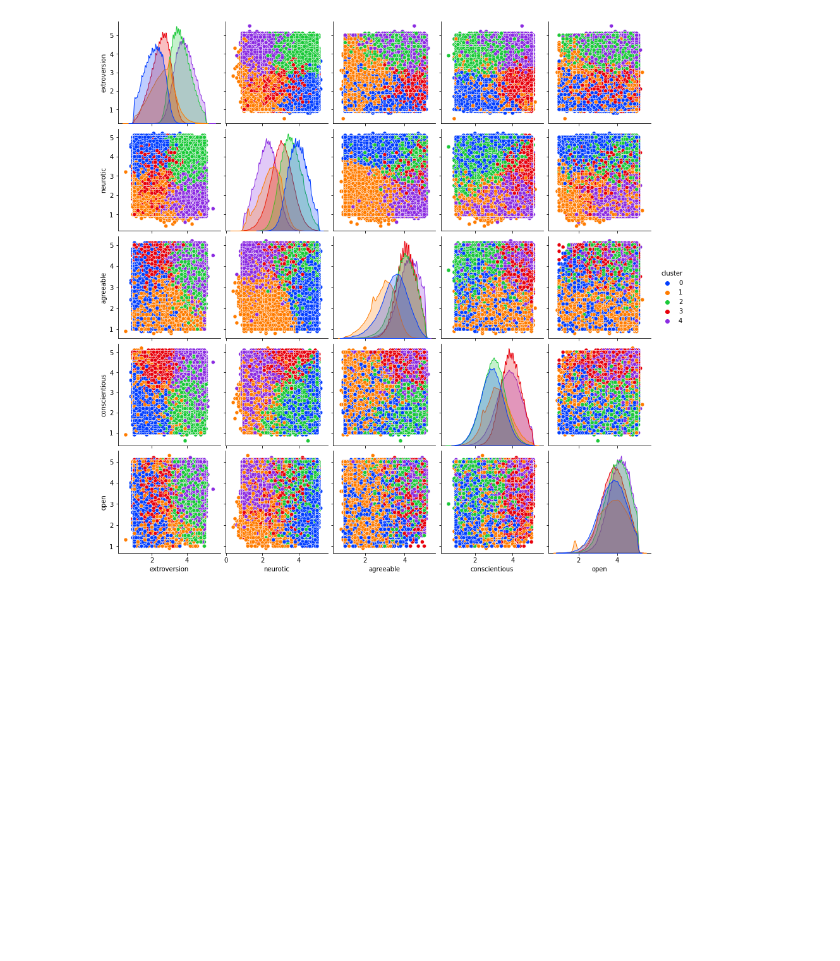
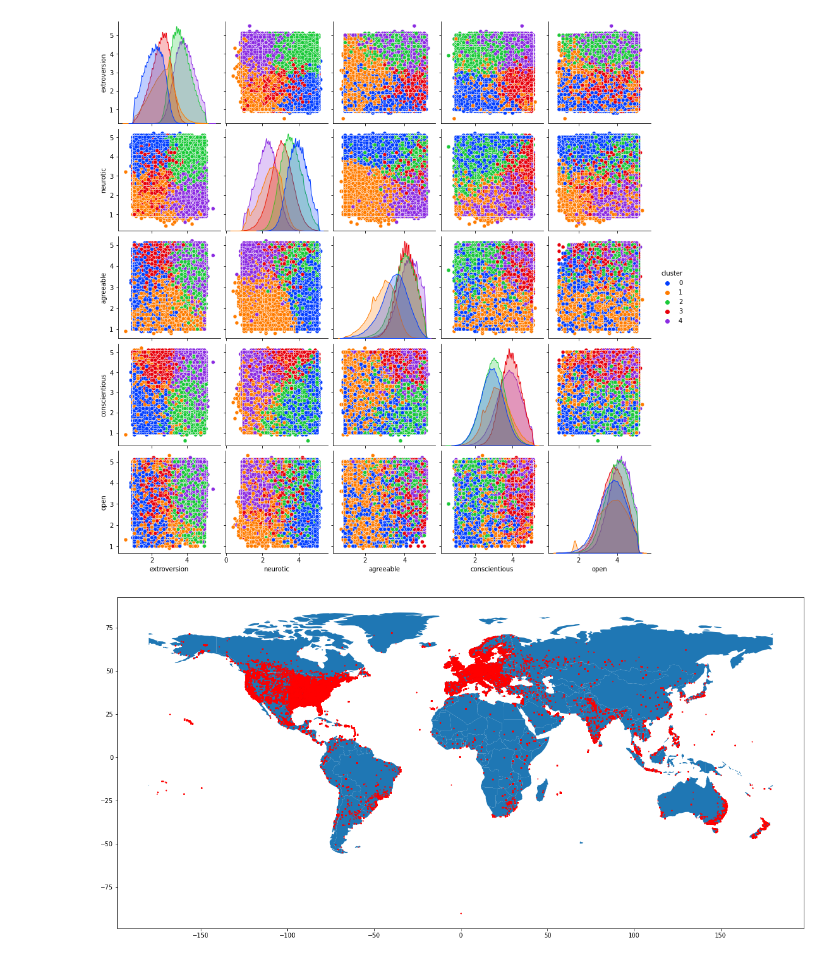
Before and after one commit to marvin2311/BigFive_Personality_Analysis, a Jupyter notebook: marvinsNotebook.ipynb, the cells around one changed output. Cells and saved outputs as stored; diff of their text form; code cells hidden in the pictures; blank space fills up the shorter version.

Commit message:
world map of attendees

```diff
--- a/marvinsNotebook.ipynb
+++ b/marvinsNotebook.ipynb
@@ -456,3 +462,28 @@ sns.pairplot(df_sums.drop(columns='total_time_min'), hue="cluster", palette="bri
 # %% [output]
 <seaborn.axisgrid.PairGrid at 0x...>
 [figure]
+# %%
+# plot location of people who attend the survey
+
+import geopandas as gpd
+from geopandas import GeoDataFrame
+from shapely.geometry import Point
+
+# get coordinates
+
+lat_cor = pd.to_numeric(df['lat_appx_lots_of_err'], errors='coerce')
+long_cor = pd.to_numeric(df['long_appx_lots_of_err'], errors='coerce')
+
+# transform coordinates to use them with geopandas, load geopandas world map
+
+geometry = [Point(xy) for xy in zip(long_cor, lat_cor)]
+gdf = GeoDataFrame(df, geometry=geometry)
+geo_file = gpd.datasets.get_path('naturalearth_lowres')
+
+# create the plot
+
+world = gpd.read_file(geo_file)
+world_ax = world.drop(159).plot(figsize=(60, 10))
+gdf.plot(ax=world_ax, marker='o', color='red', markersize=1);
+# %% [output]
+[figure, added]
```
Also changed, not shown: parts of 8 cells of this notebook.
